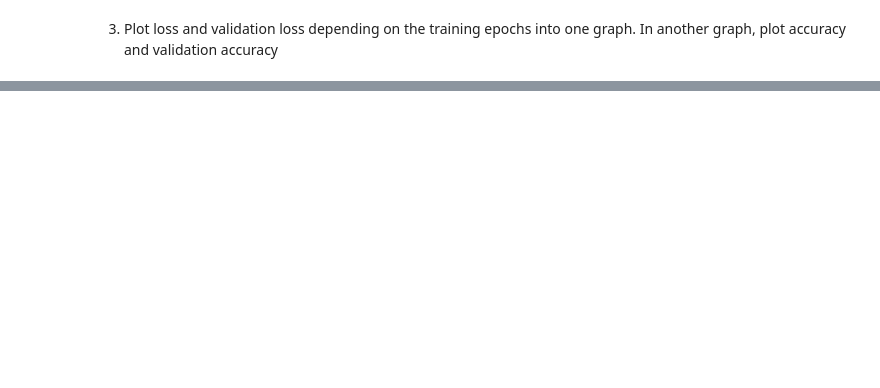
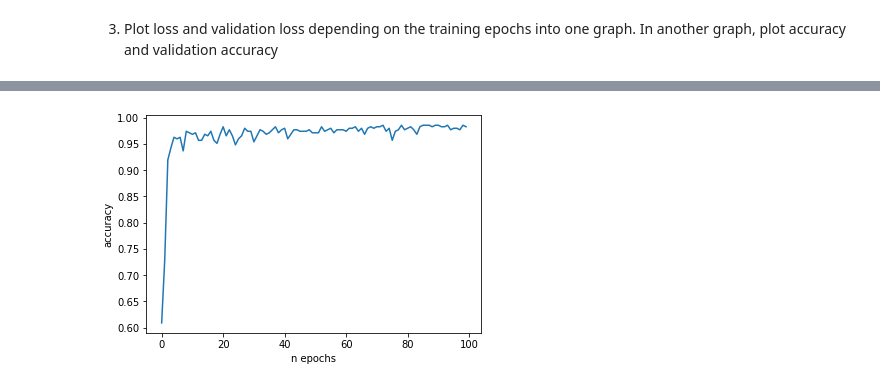
Before and after one commit to KristynaPijackova/Exercises, a Jupyter notebook: Lab_05_task.ipynb, the cells around one changed output, grey strips where cells are left out. Cells and saved outputs as stored; diff of their text form; code cells hidden in the pictures; blank space fills up the shorter version.

```diff
--- a/Lab_05_task.ipynb
+++ b/Lab_05_task.ipynb
@@ -522,0 +562,8 @@ plt.show()
+# %%
+plt.figure()
+plt.plot(history.history['accuracy'])
+plt.xlabel('n epochs')
+plt.ylabel('accuracy')
+plt.show()
+# %% [output]
+[figure, added]
```
Also changed, not shown: parts of 22 cells of this notebook.
